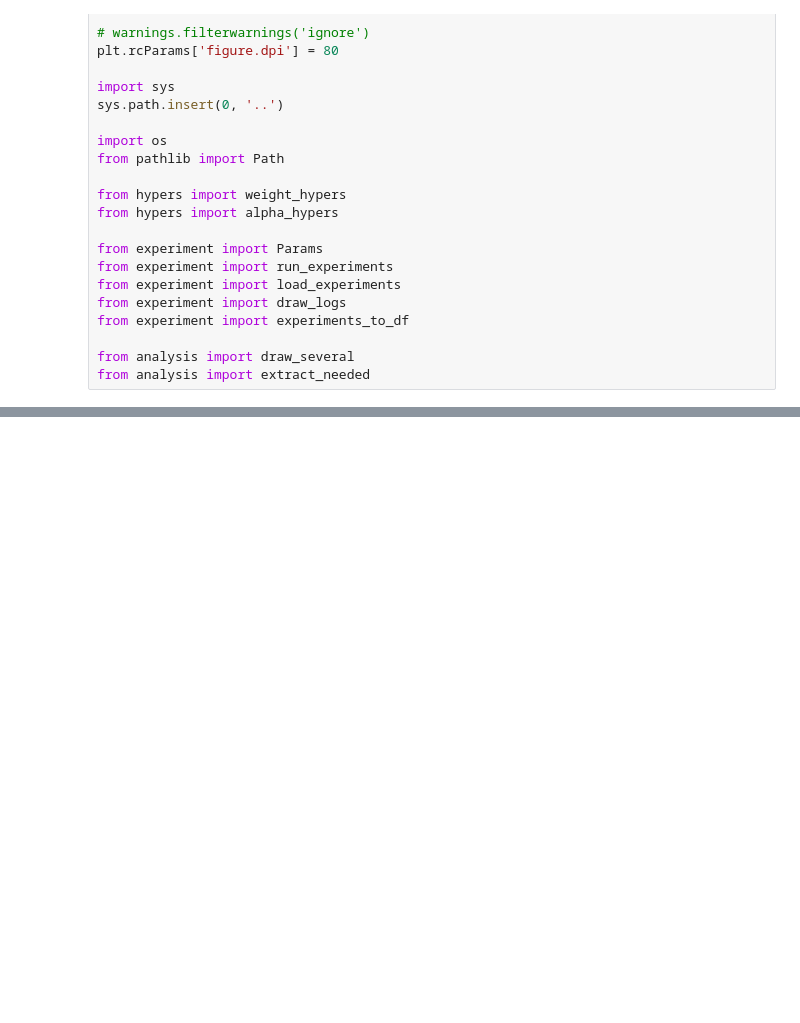
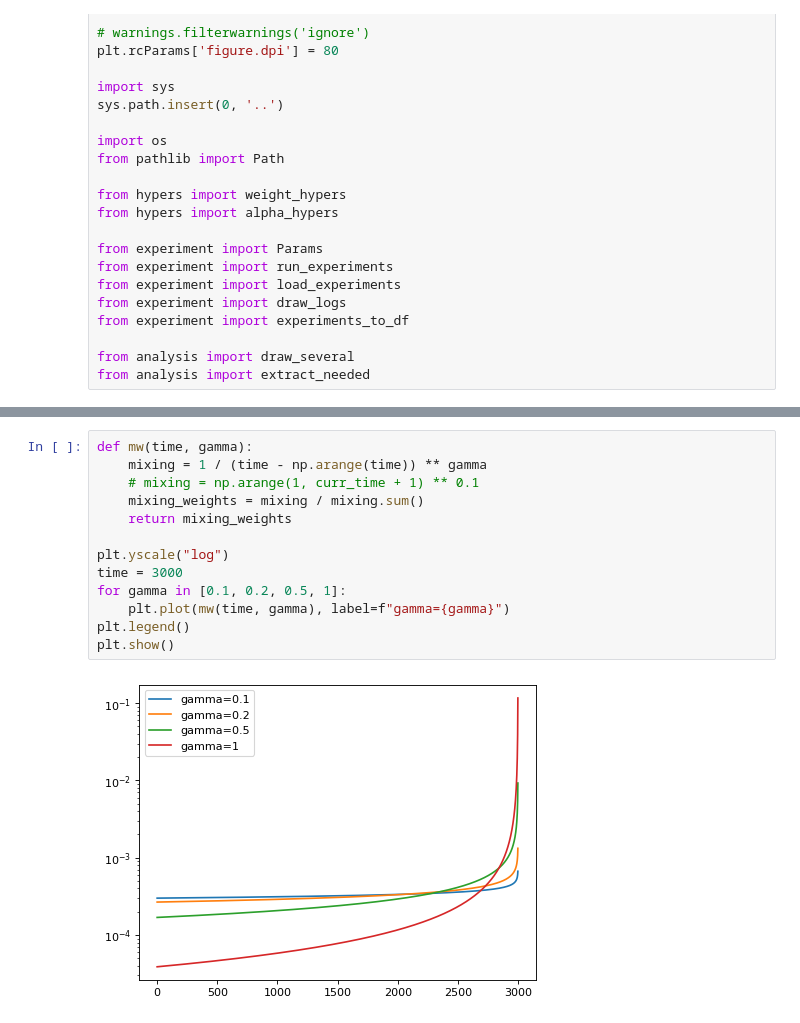
Before and after one commit to intsystems/2024-Project-125, a Jupyter notebook: code/notebooks/gm.ipynb, the cells around one changed output, grey strips where cells are left out. Cells and saved outputs as stored; diff of their text form; blank space fills up the shorter version.

```diff
--- a/code/notebooks/gm.ipynb
+++ b/code/notebooks/gm.ipynb
@@ -135,0 +87,15 @@ from analysis import Analysis
+# %%
+def mw(time, gamma):
+    mixing = 1 / (time - np.arange(time)) ** gamma
+    # mixing = np.arange(1, curr_time + 1) ** 0.1
+    mixing_weights = mixing / mixing.sum()
+    return mixing_weights
+
+plt.yscale("log")
+time = 3000
+for gamma in [0.1, 0.2, 0.5, 1]:
+    plt.plot(mw(time, gamma), label=f"gamma={gamma}")
+plt.legend()
+plt.show()
+# %% [output]
+[figure, added]
```
Also changed, not shown: parts of 11 cells of this notebook, 23 other files.
